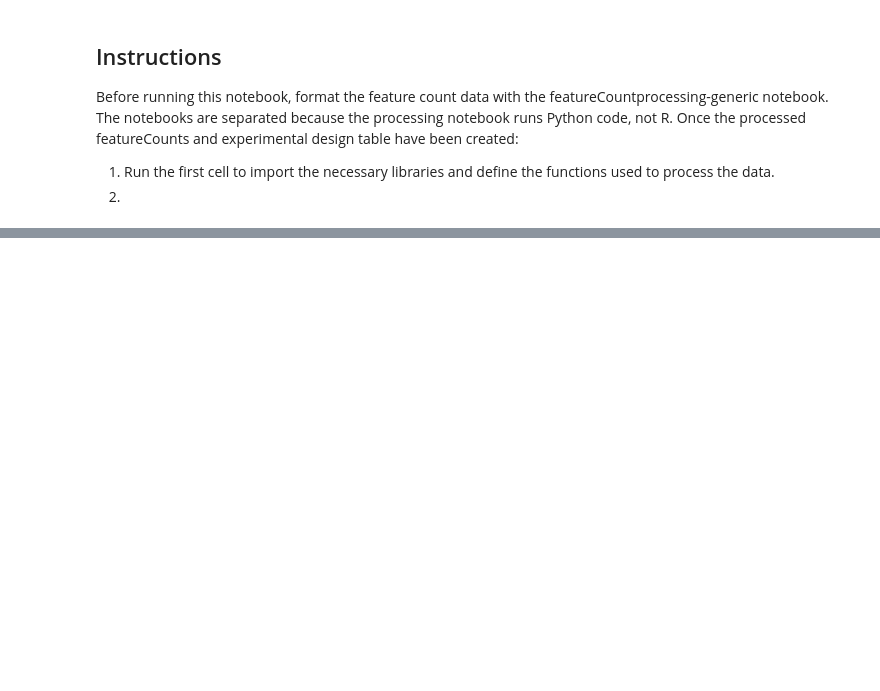
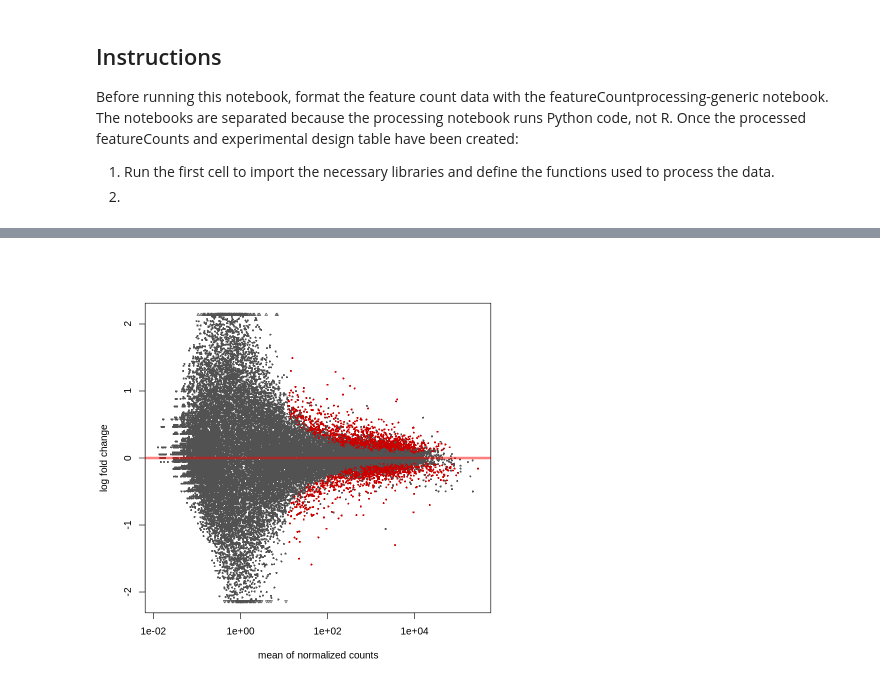
Before and after one commit to esheffels/2020-RNA, a Jupyter notebook: R_diffexp-generic.ipynb, the cells around one changed output, grey strips where cells are left out. Cells and saved outputs as stored; diff of their text form; code cells hidden in the pictures; blank space fills up the shorter version.

```diff
--- a/R_diffexp-generic.ipynb
+++ b/R_diffexp-generic.ipynb
@@ -54,0 +81,5 @@ input_raw_counts <- function(filepath, sampleData, print_debug=FALSE){
+# %%
+#filter for genes with at least 5 counts across all samples to reduce dimensions
+print(dim(dds_H358))
+print(dim(deseq2Data[rowSums(counts(deseq2Data)) > 5, ]))
+dds_H358 <- dds[rowSums(counts(dds)) > 5, ]
@@ -54,0 +94,4 @@ input_raw_counts <- function(filepath, sampleData, print_debug=FALSE){
+# %%
+#perform DESeq on dataset object to estimate size factors, dispersion, and find negative bionomial GLM fitting and Wald statistic
+#Takes several minutes
+dds_H358_DESeq <- DESeq(dds_H358, parallel=TRUE)
@@ -54,0 +118,3 @@ input_raw_counts <- function(filepath, sampleData, print_debug=FALSE){
+# %%
+dds_H358_results <- results(dds_H358_DESeq, contrast=c("CRISPR", "S1", "NT"))
+summary(dds_H358_results)
@@ -54,0 +131,4 @@ input_raw_counts <- function(filepath, sampleData, print_debug=FALSE){
+# %%
+plotMA(dds_H358_results)
+# %% [output]
+[figure, added]
```
Also changed, not shown: parts of 11 cells of this notebook, 9 other files.
